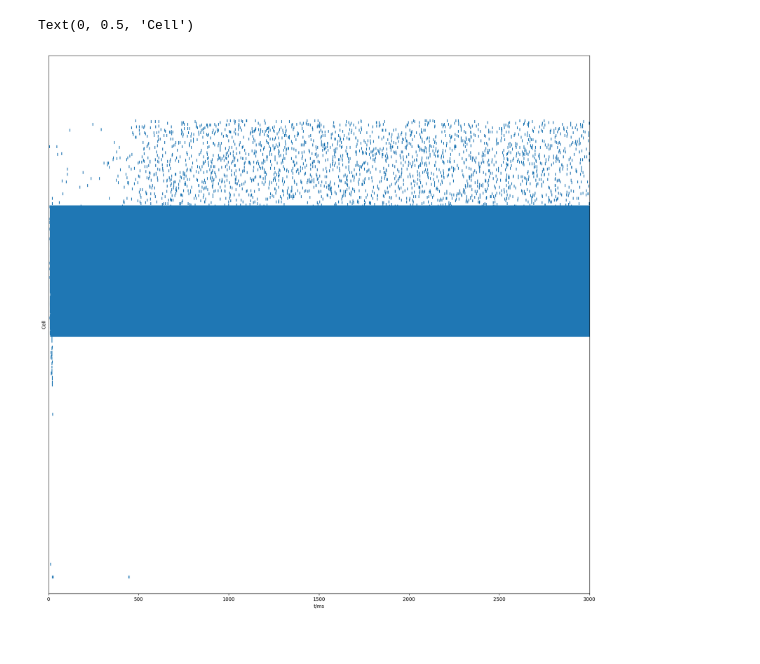
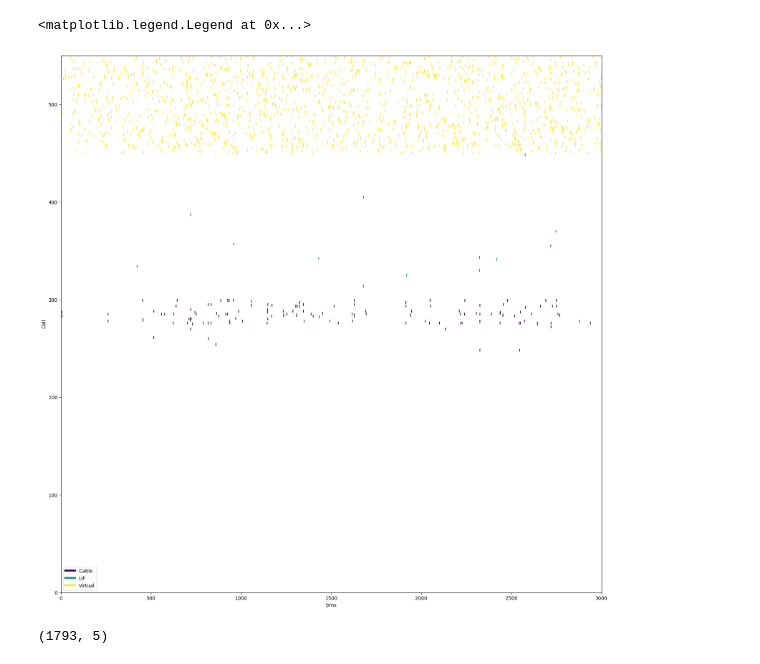
Before and after one commit to kaeldai/cantata, a Jupyter notebook: examples/bio450/bio450-analysis.ipynb, the cells around one changed output. Cells and saved outputs as stored; diff of their text form; code cells hidden in the pictures.

```diff
--- a/examples/bio450/bio450-analysis.ipynb
+++ b/examples/bio450/bio450-analysis.ipynb
@@ -4,2 +5,4 @@ import matplotlib.pyplot as plt
+# %%
+cmap = plt.cm.viridis
 # %%
 df = pl.read_csv('out/spikes.csv')
@@ -23,12 +9,16 @@ shape: (100, 3)
 # %%
 fg, ax = plt.subplots(figsize=(20, 20))
-ax.scatter(df['time:'], 4*df['gid'], marker='|')
+ax.scatter(df['time'], df['gid'], marker='|', c=df['kind'])
 ax.set_xlim(0, 3000)
-ax.set_ylim(0, 2500)
+ax.set_ylim(0, 550)
 ax.set_xlabel('t/ms')
-ax.set_yticks([])
 ax.set_ylabel('Cell')
+
+custom_lines = [Line2D([0], [0], color=cmap(0/2), lw=4),
+                Line2D([0], [0], color=cmap(1/2), lw=4),
+                Line2D([0], [0], color=cmap(2/2), lw=4)]
+ax.legend(custom_lines, ['Cable', 'LIF', 'Virtual'])
 # %% [output]
-Text(0, 0.5, 'Cell')
+<matplotlib.legend.Legend at 0x...>
-[figure, old version]
+[figure, new version]
 # %%
@@ -36 +26,5 @@ fg.savefig('bio-450-raster.pdf')
 fg.savefig('bio-450-raster.png')
+# %%
+df.shape
+# %% [output]
+(1793, 5)
```
Also changed, not shown: parts of 3 cells of this notebook, 4 other files.
